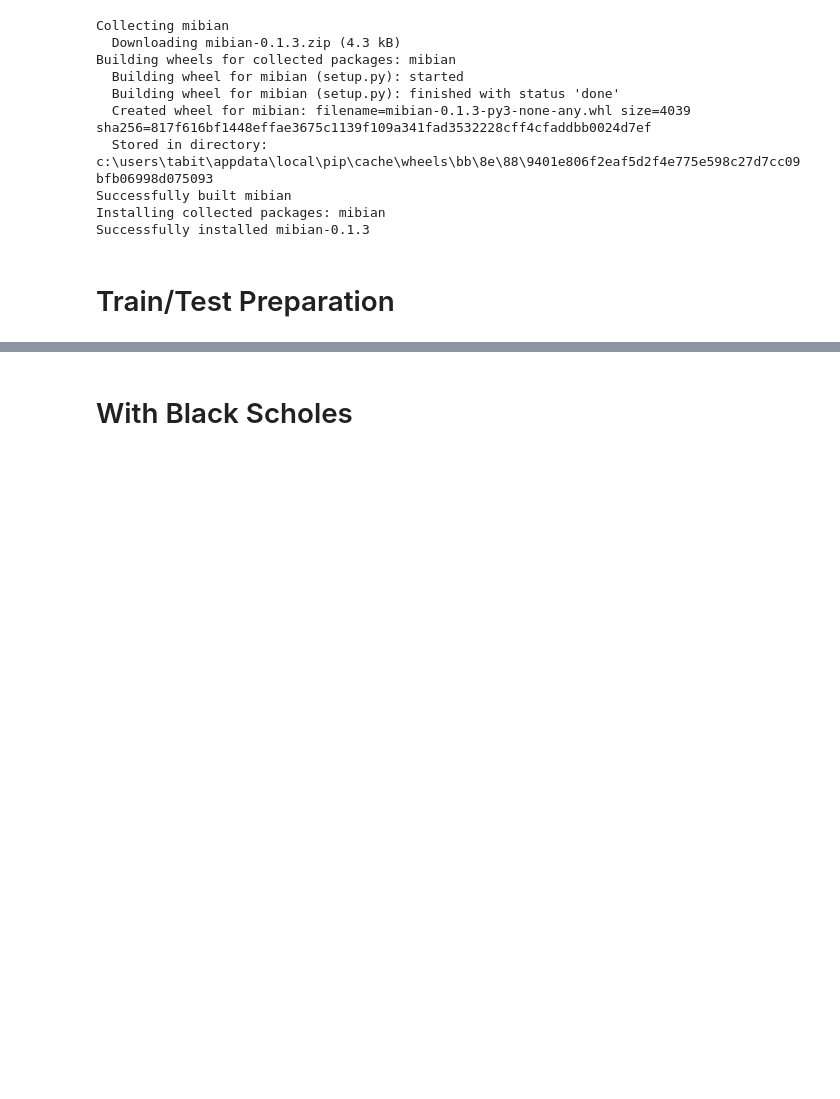
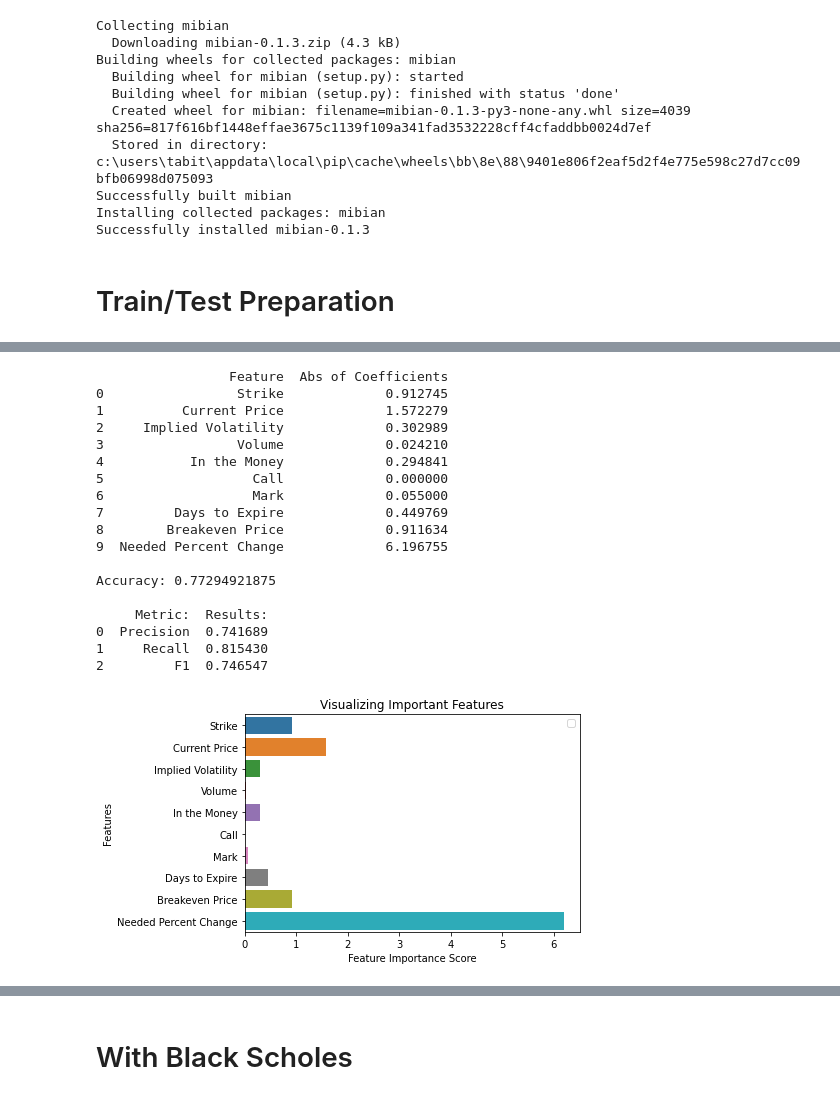
Before and after one commit to andknam/options-reinforcement-learning, a Jupyter notebook: models/classical_models.ipynb, the cells around one changed output, grey strips where cells are left out. Saved outputs shown, nothing was run; the diff lists cells and outputs as text; code cells hidden in the pictures; blank space fills up the shorter version.

Commit message:
Resampling data

```diff
--- a/models/classical_models.ipynb
+++ b/models/classical_models.ipynb
@@ -71,32 +90,0 @@ options7put_df = options_data_4_22_df.loc[options_data_4_22_df['Call'] == 0]
-# %%
-def run_log_reg_model(features, train_df, test_df):
-    X_train = train_df
-    y_train = np.ravel(X_train[['Success']])
-    X_train = X_train[features]
-    print(X_train.columns)
-
-    # feature scaling
-    scaler = StandardScaler()
-    scaler.fit(X_train)
-
-    # scaled data
-    X_train_scaled = scaler.transform(X_train)
-
-    # scale the 3-18 data based on the stats from 3-11 data
-    # sample ~1000 data points for 80/20 split
-    X_test = test_df.sample(frac=0.1)
-    y_test = np.ravel(X_test[['Success']])
-    X_test = X_test[features]
-    print(X_test.columns)
-
-    X_test_scaled = scaler.transform(X_test)
-
-    # # 80/20 train/test split
-    # X_train, X_test, y_train, y_test = train_test_split(X_scaled, y, test_size=0.20, random_state=42)
-
-    log_reg_model = LogisticRegression()
-    log_reg_model.fit(X_train_scaled, y_train)
-    y = log_reg_model.predict(X_test_scaled)
-    score = log_reg_model.score(X_test_scaled, y_test)
-    print(log_reg_model.coef_)
-    print(score)
@@ -103,5 +126,12 @@ def run_log_reg_model(features, train_df, test_df):
 # %%
-run_log_reg_model(['Implied Volatility', 'Volume', 'Days to Expire', 'Needed Percent Change'], calls_df, options7call_df)
-run_log_reg_model(['Needed Percent Change', 'Volume'], calls_df, options7call_df)
-run_log_reg_model(['Implied Volatility'], calls_df, options7call_df)
+feature_imp = run_log_reg_model(calls_df.columns.drop(["Final Price","Success"]), calls_df, options7call_df)
+
+# Creating a bar plot
+sns.barplot(y="Feature", x="Abs of Coefficients", data=feature_imp, orient="h")
+# Add labels to your graph
+plt.xlabel('Feature Importance Score')
+plt.ylabel('Features')
+plt.title("Visualizing Important Features")
+plt.legend()
+plt.show()
 # %% [output]
@@ -123,0 +139,19 @@ Index(['Implied Volatility'], dtype='object')
+                 Feature  Abs of Coefficients
+0                 Strike             0.912745
+1          Current Price             1.572279
+2     Implied Volatility             0.302989
+3                 Volume             0.024210
+4           In the Money             0.294841
+5                   Call             0.000000
+6                   Mark             0.055000
+7         Days to Expire             0.449769
+8        Breakeven Price             0.911634
+9  Needed Percent Change             6.196755
+
+Accuracy: 0.77294921875
+
+     Metric:  Results:
+0  Precision  0.741689
+1     Recall  0.815430
+2         F1  0.746547
+[figure, added]
```
Also changed, not shown: parts of 14 cells of this notebook.
